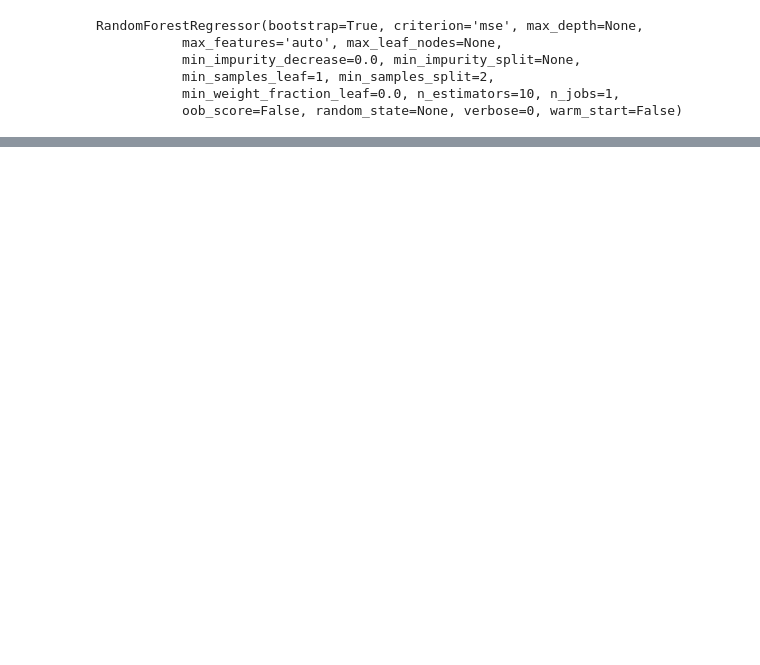
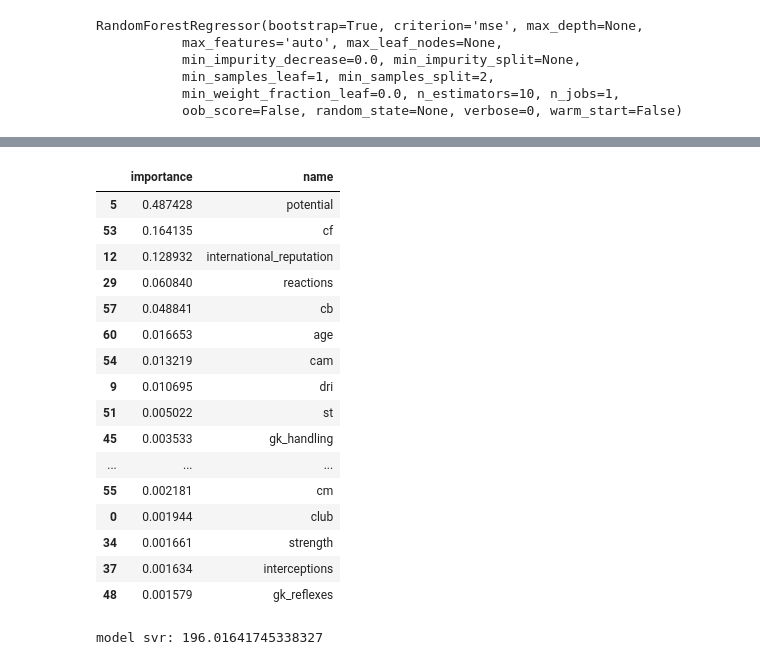
Before and after one commit to sgoal/sofasofa_projects, a Jupyter notebook: football player prices/first_try.ipynb, the cells around one changed output, grey strips where cells are left out. Drawn from its saved outputs; the diff is of its cells as text; code cells hidden in the pictures; blank space fills up the shorter version.

Commit message:
try a lot of model

```diff
--- a/football player prices/first_try.ipynb
+++ b/football player prices/first_try.ipynb
@@ -115,0 +120,27 @@ sumbit.to_csv('submit.rf.csv')
+# %%
+fi.nlargest(20,'importance')
+# %% [output]
+|  | importance | name |
+| 5 | 0.487428 | potential |
+| 53 | 0.164135 | cf |
+| 12 | 0.128932 | international_reputation |
+| 29 | 0.060840 | reactions |
+| 57 | 0.048841 | cb |
+| 60 | 0.016653 | age |
+| 54 | 0.013219 | cam |
+| 9 | 0.010695 | dri |
+| 51 | 0.005022 | st |
+| 45 | 0.003533 | gk_handling |
+| ... | ... | ... |
+| 55 | 0.002181 | cm |
+| 0 | 0.001944 | club |
+| 34 | 0.001661 | strength |
+| 37 | 0.001634 | interceptions |
+| 48 | 0.001579 | gk_reflexes |
+# %%
+from sklearn.svm import SVR
+svr_model = SVR(C=100)
+cv_svr = cross_val_score(svr_model, train, train_Y, scoring='neg_mean_absolute_error')
+print('model svr:',-cv_svr.mean())
+# %% [output]
+model svr: 196.01641745338327
```
Also changed, not shown: parts of 30 cells of this notebook, 3 other files.
